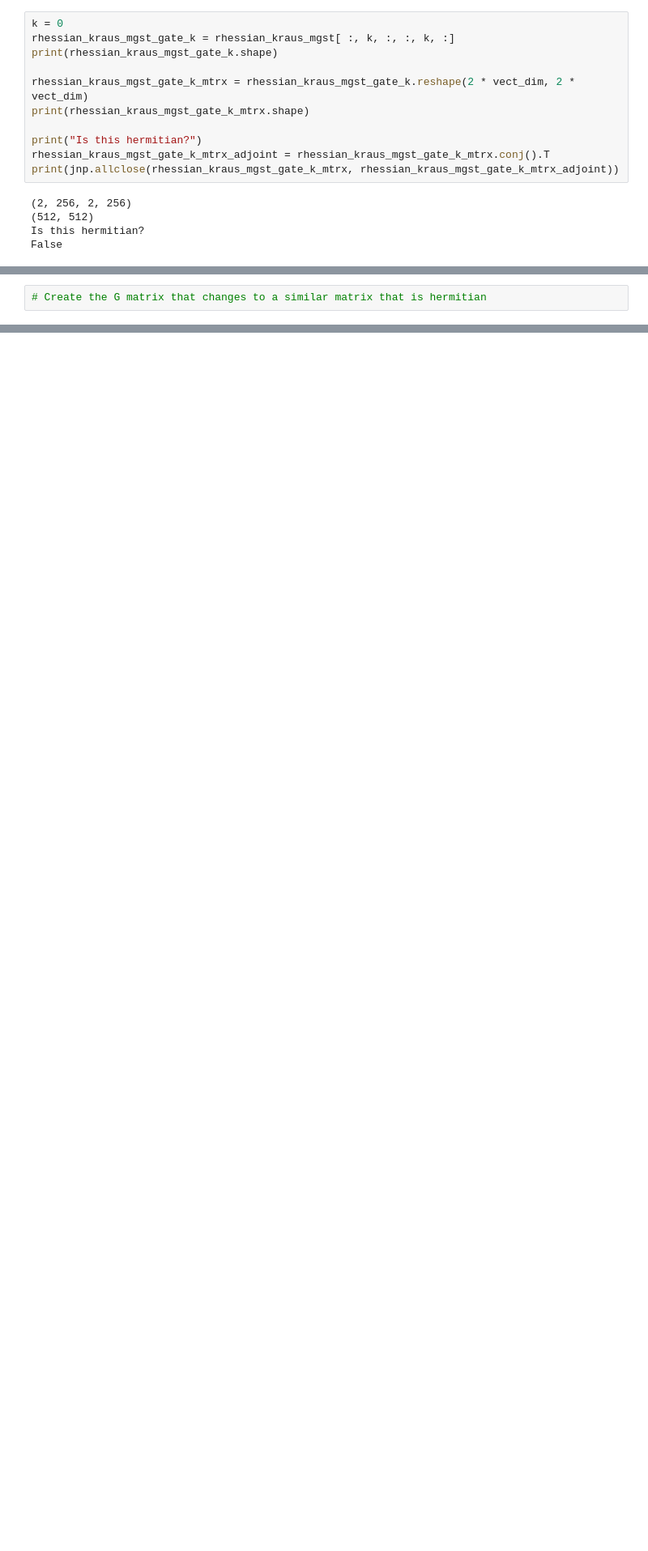
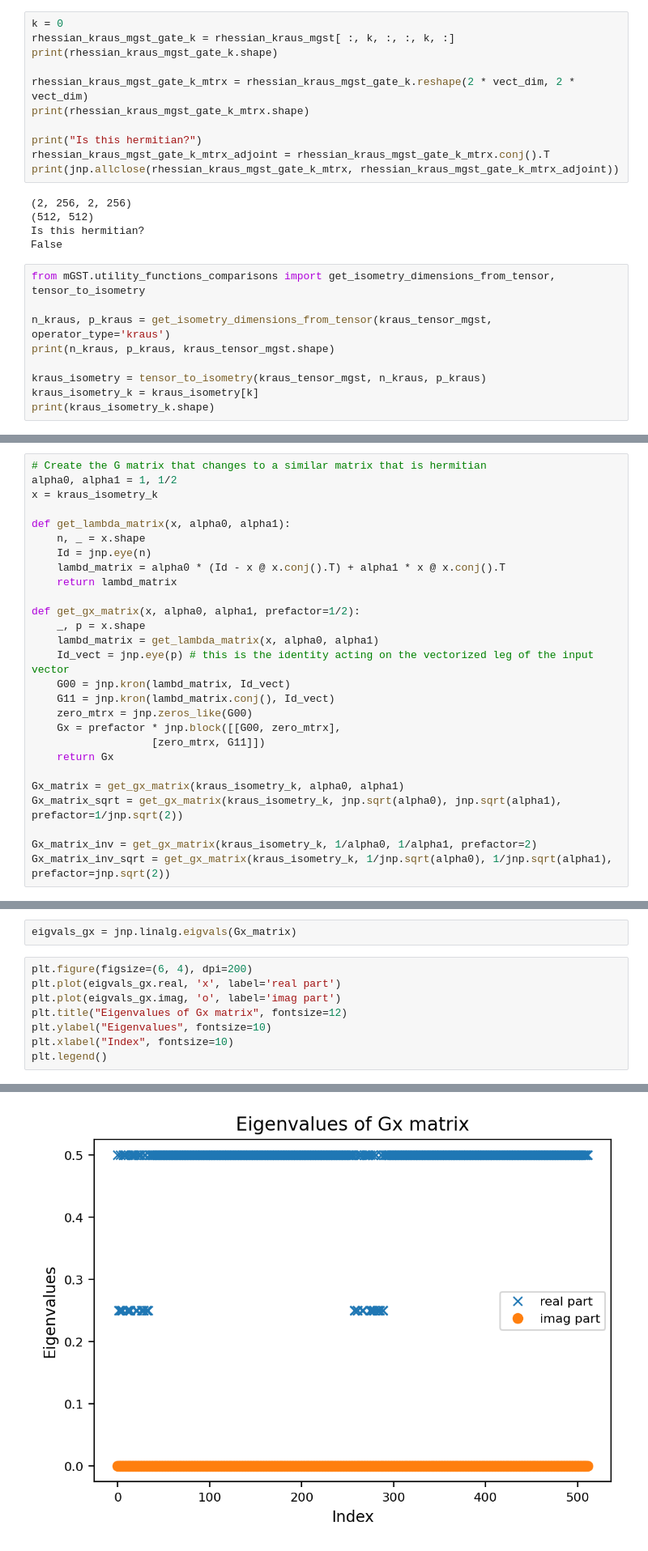
Before and after one commit to EmilianoG-byte/iqm-benchmarks, a Jupyter notebook: playground/num_sequences/testing_sd_approach.ipynb, the cells around one changed output, grey strips where cells are left out. Shown at 81% size. Saved outputs shown, nothing was run; the diff lists cells and outputs as text; blank space fills up the shorter version.

```diff
--- a/playground/num_sequences/testing_sd_approach.ipynb
+++ b/playground/num_sequences/testing_sd_approach.ipynb
@@ -654,3 +663,12 @@ print(jnp.allclose(rhessian_kraus_mgst_gate_k_mtrx, rhessian_kraus_mgst_gate_k_m
 (512, 512)
 Is this hermitian?
 False
+# %%
+from mGST.utility_functions_comparisons import get_isometry_dimensions_from_tensor, tensor_to_isometry
+
+n_kraus, p_kraus = get_isometry_dimensions_from_tensor(kraus_tensor_mgst, operator_type='kraus')
+print(n_kraus, p_kraus, kraus_tensor_mgst.shape)
+
+kraus_isometry = tensor_to_isometry(kraus_tensor_mgst, n_kraus, p_kraus)
+kraus_isometry_k = kraus_isometry[k]
+print(kraus_isometry_k.shape)
@@ -657,2 +682,27 @@ False
 # %%
 # Create the G matrix that changes to a similar matrix that is hermitian
+alpha0, alpha1 = 1, 1/2
+x = kraus_isometry_k
+
+def get_lambda_matrix(x, alpha0, alpha1):
+    n, _ = x.shape
+    Id = jnp.eye(n)
+    lambd_matrix = alpha0 * (Id - x @ x.conj().T) + alpha1 * x @ x.conj().T
+    return lambd_matrix
+
+def get_gx_matrix(x, alpha0, alpha1, prefactor=1/2):
+    _, p = x.shape
+    lambd_matrix = get_lambda_matrix(x, alpha0, alpha1)
+    Id_vect = jnp.eye(p) # this is the identity acting on the vectorized leg of the input vector
+    G00 = jnp.kron(lambd_matrix, Id_vect)
+    G11 = jnp.kron(lambd_matrix.conj(), Id_vect)
+    zero_mtrx = jnp.zeros_like(G00)
+    Gx = prefactor * jnp.block([[G00, zero_mtrx],
+                   [zero_mtrx, G11]])
+    return Gx
+
+Gx_matrix = get_gx_matrix(kraus_isometry_k, alpha0, alpha1)
+Gx_matrix_sqrt = get_gx_matrix(kraus_isometry_k, jnp.sqrt(alpha0), jnp.sqrt(alpha1), prefactor=1/jnp.sqrt(2))
+
+Gx_matrix_inv = get_gx_matrix(kraus_isometry_k, 1/alpha0, 1/alpha1, prefactor=2)
+Gx_matrix_inv_sqrt = get_gx_matrix(kraus_isometry_k, 1/jnp.sqrt(alpha0), 1/jnp.sqrt(alpha1), prefactor=jnp.sqrt(2))
@@ -658,0 +792,11 @@ False
+# %%
+eigvals_gx = jnp.linalg.eigvals(Gx_matrix)
+# %%
+plt.figure(figsize=(6, 4), dpi=200)
+plt.plot(eigvals_gx.real, 'x', label='real part')
+plt.plot(eigvals_gx.imag, 'o', label='imag part')
+plt.title("Eigenvalues of Gx matrix", fontsize=12)
+plt.ylabel("Eigenvalues", fontsize=10)
+plt.xlabel("Index", fontsize=10)
+plt.legend()
+# %% [output]
@@ -658,0 +804 @@ False
+[figure, added]
```
Also changed, not shown: parts of 41 cells of this notebook.
